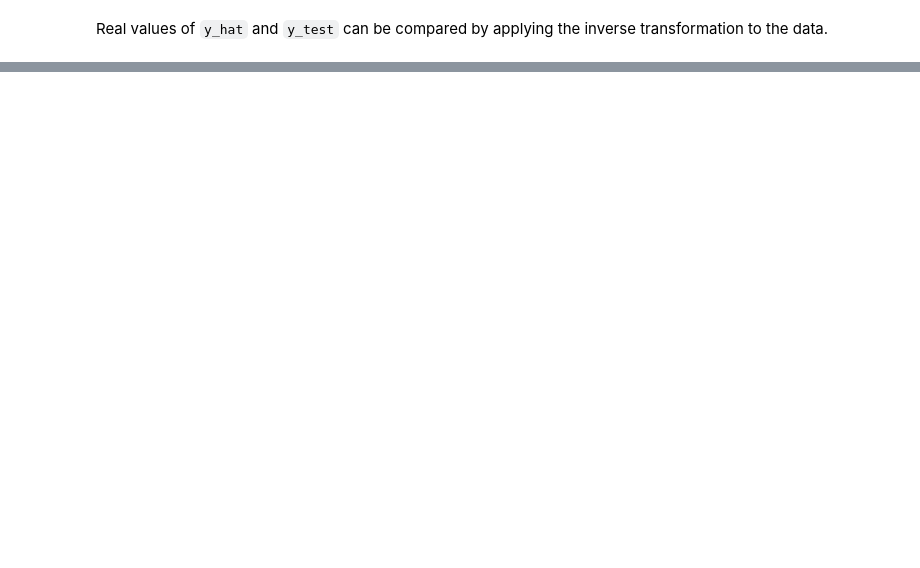
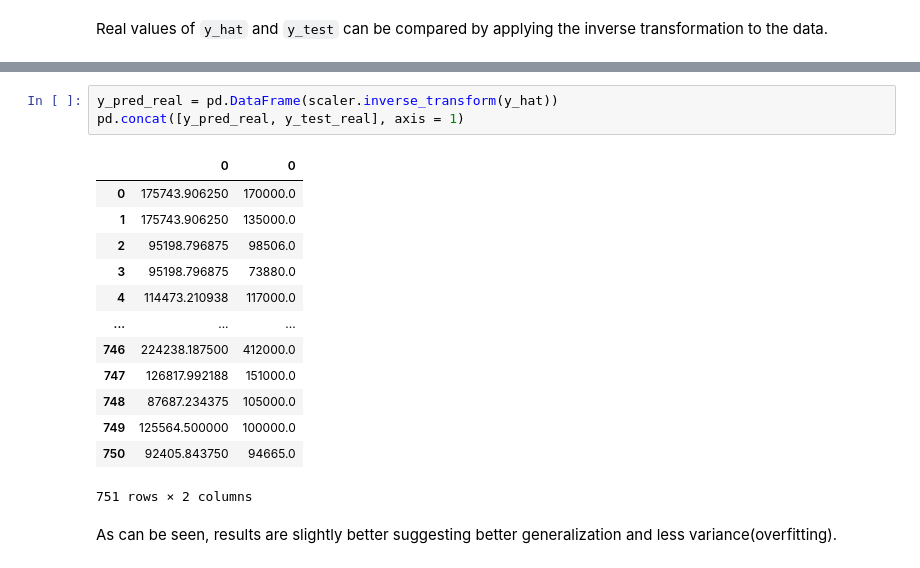
Before and after one commit to yousefmrashad/checkdata, a Jupyter notebook: checkdata.ipynb, the cells around one changed output, grey strips where cells are left out. Saved outputs shown, nothing was run; the diff lists cells and outputs as text; blank space fills up the shorter version.

```diff
--- a/checkdata.ipynb
+++ b/checkdata.ipynb
@@ -280,0 +320,19 @@ It can be seen the model has a high error margin. There are few things that can
+# %%
+y_pred_real = pd.DataFrame(scaler.inverse_transform(y_hat))
+pd.concat([y_pred_real, y_test_real], axis = 1)
+# %% [output]
+|  | 0 | 0 |
+| 0 | 175743.906250 | 170000.0 |
+| 1 | 175743.906250 | 135000.0 |
+| 2 | 95198.796875 | 98506.0 |
+| 3 | 95198.796875 | 73880.0 |
+| 4 | 114473.210938 | 117000.0 |
+| ... | ... | ... |
+| 746 | 224238.187500 | 412000.0 |
+| 747 | 126817.992188 | 151000.0 |
+| 748 | 87687.234375 | 105000.0 |
+| 749 | 125564.500000 | 100000.0 |
+| 750 | 92405.843750 | 94665.0 |
+751 rows × 2 columns
+# %% [markdown]
+As can be seen, results are slightly better suggesting better generalization and less variance(overfitting).
```
Also changed, not shown: parts of 18 cells of this notebook.
